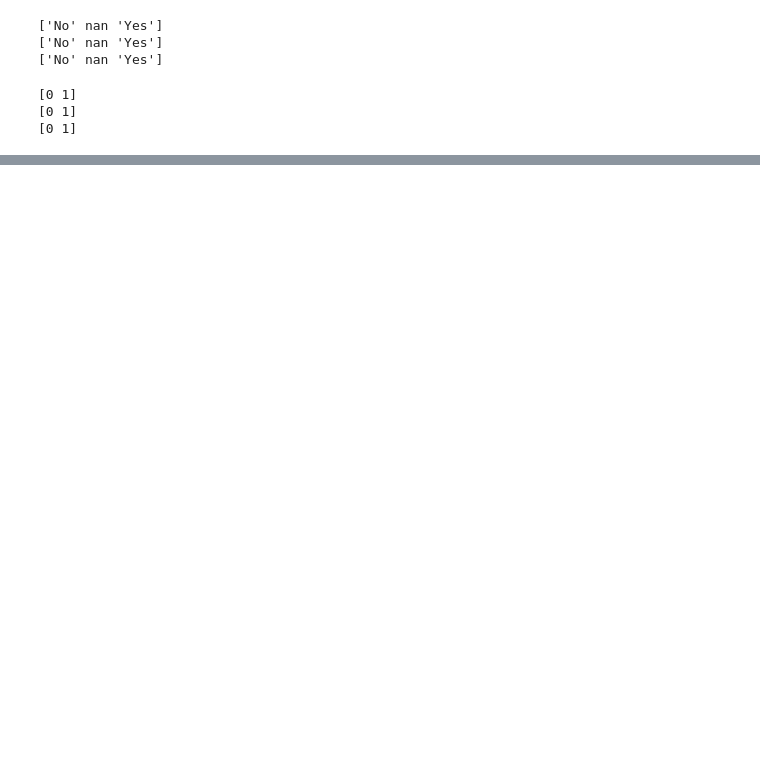
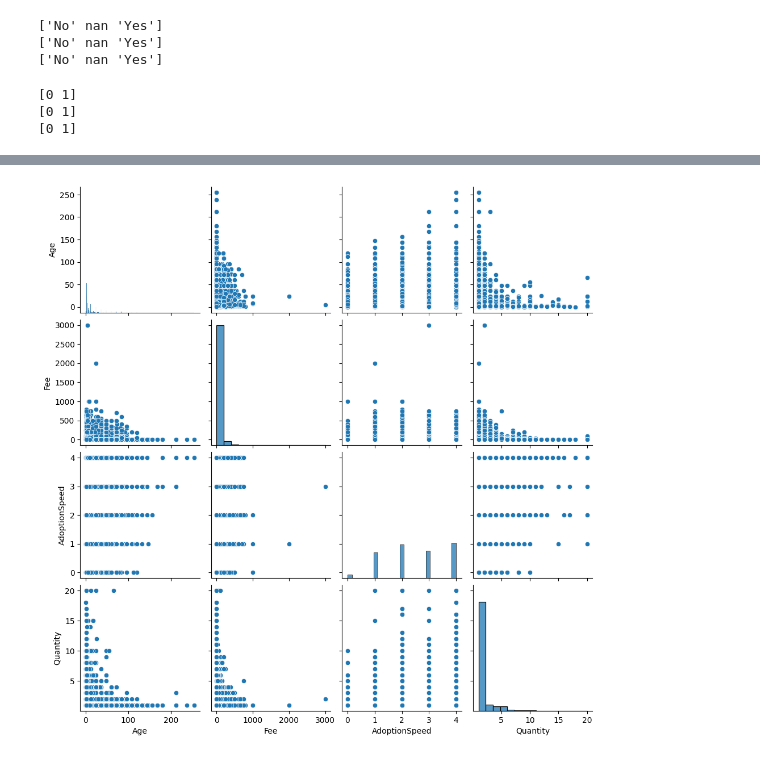
Before and after one commit to Kearskill/meow, a Jupyter notebook: XGBoost.ipynb, the cells around one changed output, grey strips where cells are left out. Saved outputs shown, nothing was run; the diff lists cells and outputs as text; code cells hidden in the pictures; blank space fills up the shorter version.

```diff
--- a/XGBoost.ipynb
+++ b/XGBoost.ipynb
@@ -34,7 +34,7 @@ df.head()
 | 4 | 4 | 850a43f90 | Dog | Hunter | 1 | Mixed Breed | Mixed Breed | Male | Black | Black | ... | ... |
 5 rows × 24 columns
 # %%
-df = df.drop(["Unnamed: 0", "PetID", "Name", "VideoAmt", "PhotoAmt"], axis=1)
+df = df.drop(["Unnamed: 0", "PetID", "Name", "VideoAmt", "PhotoAmt", "AdoptionSpeedBool"], axis=1)
 df.head()
 # %% [output]
 |  | Type | Age | Breed1 | Breed2 | Gender | Color1 | Color2 | Color3 | MaturitySize | FurLength | ... |
@@ -119,7 +118,6 @@ gender_map = {0: 'Male', 1: 'Female', 2: 'Mixed'}
 size_map = {0: 'Small', 1: 'Medium', 2: 'Large', 3: 'Extra Large'}
 length_map = {0: 'Short', 1: 'Medium', 2: 'Long'}
 health_map = {0: 'Healthy', 1: 'Minor Injury', 2: 'Serious Injury'}
-adoption_speed_bool_map = {0: 'Fast', 1: 'Slow'}
 
 df["Breed1"] = df["Breed1"].map({v: k for k, v in breed_map.items()})
 df["Breed2"] = df["Breed2"].map({v: k for k, v in breed_map.items()})
@@ -133,7 +131,6 @@ df["Gender"] = df["Gender"].map({v: k for k, v in gender_map.items()})
 df["MaturitySize"] = df["MaturitySize"].map({v: k for k, v in size_map.items()})
 df["FurLength"] = df["FurLength"].map({v: k for k, v in length_map.items()})
 df["Health"] = df["Health"].map({v: k for k, v in health_map.items()})
-df["AdoptionSpeedBool"] = df["AdoptionSpeedBool"].map({v: k for k, v in adoption_speed_bool_map.items()})
 # %%
 
 for column in df.columns:
@@ -160,0 +187,12 @@ for column in df.columns:
+# %%
+import seaborn as sns
+import matplotlib.pyplot as plt
+
+# Select only the chosen numerical columns
+selected_columns = ['Age', 'Fee', 'AdoptionSpeed', 'Quantity']
+
+# Create pair plot
+sns.pairplot(df[selected_columns])
+plt.show()
+# %% [output]
+[figure, added]
```
Also changed, not shown: parts of 5 cells of this notebook.
